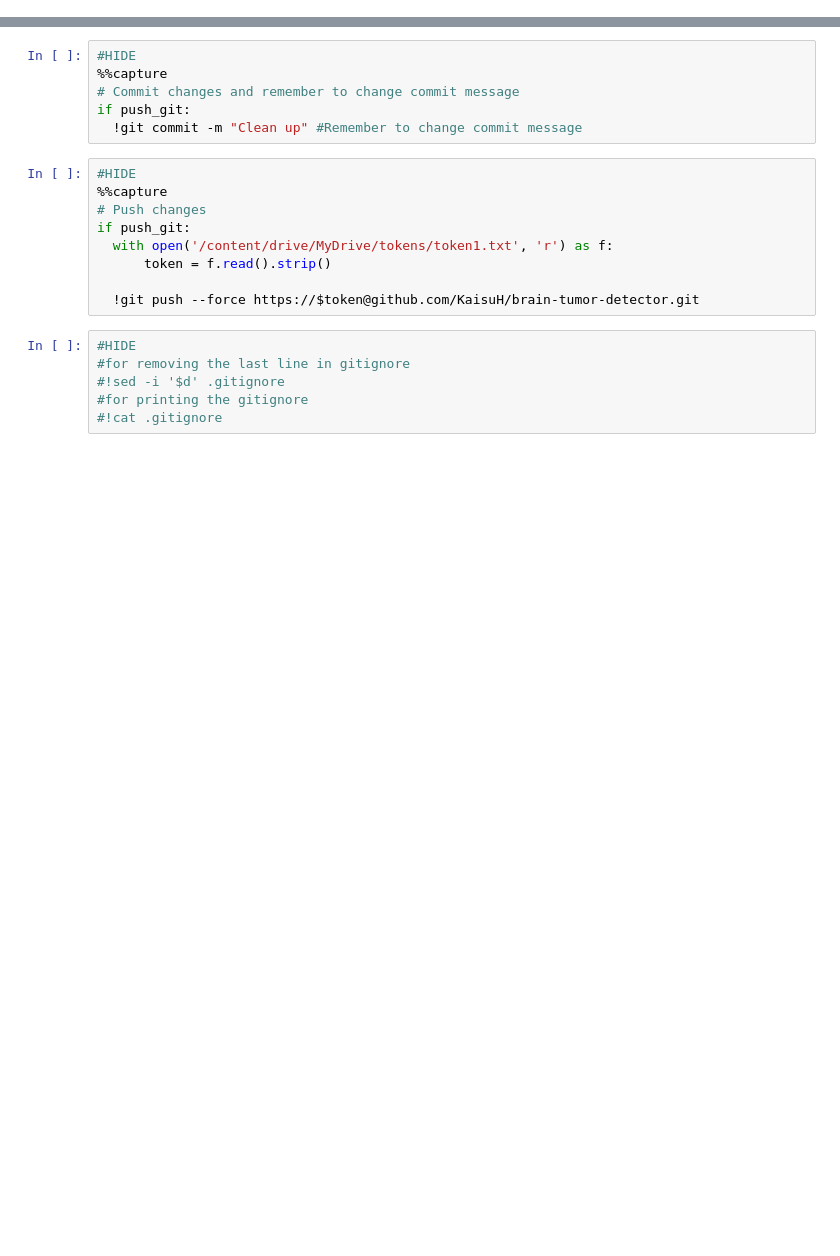
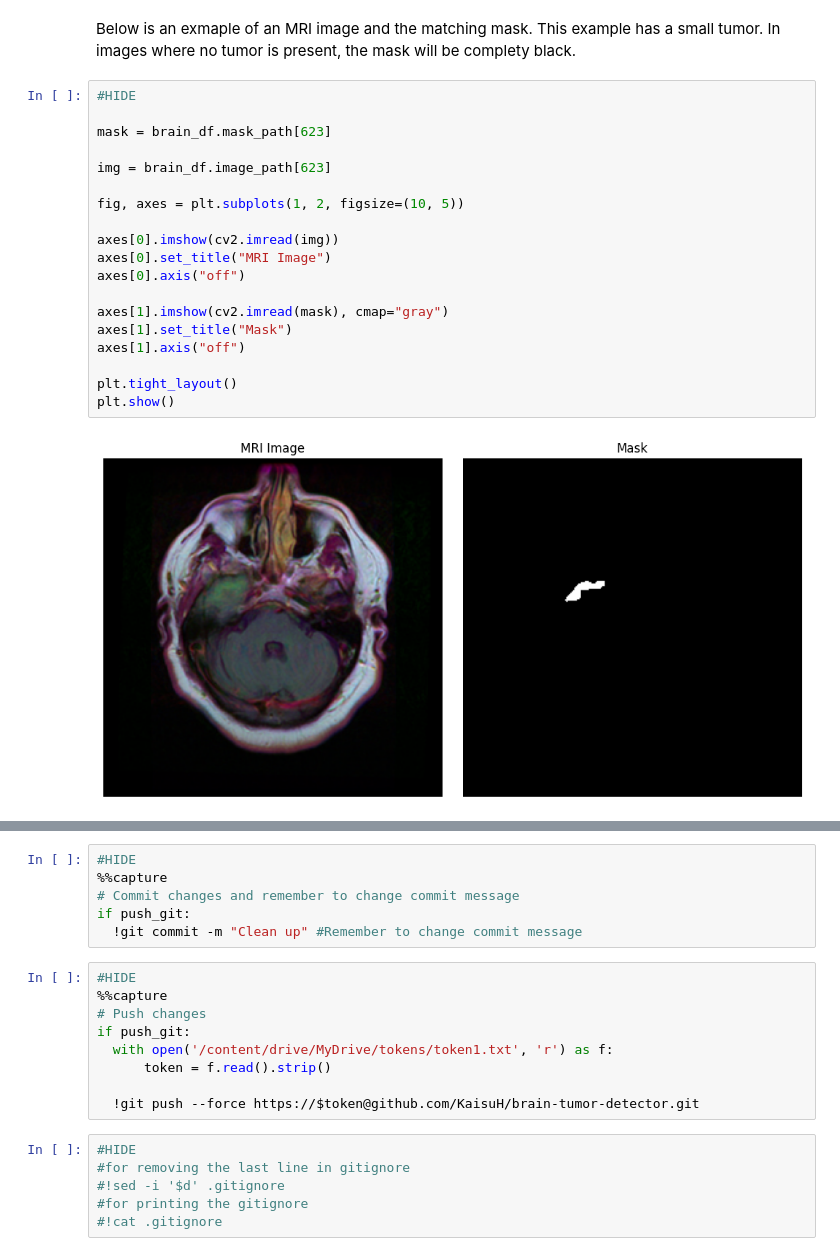
Before and after one commit to KaisuH/brain-tumor-detector, a Jupyter notebook: master.ipynb, the cells around one changed output, grey strips where cells are left out. Drawn from its saved outputs; the diff is of its cells as text; blank space fills up the shorter version.

```diff
--- a/master.ipynb
+++ b/master.ipynb
@@ -66,0 +209,23 @@ push_git = False # <- Change this to True when you wan to push the changes
+# %% [markdown]
+Below is an exmaple of an MRI image and the matching mask. This example has a small tumor. In images where no tumor is present, the mask will be complety black.
+# %%
+#HIDE
+
+mask = brain_df.mask_path[623]
+
+img = brain_df.image_path[623]
+
+fig, axes = plt.subplots(1, 2, figsize=(10, 5))
+
+axes[0].imshow(cv2.imread(img))
+axes[0].set_title("MRI Image")
+axes[0].axis("off")
+
+axes[1].imshow(cv2.imread(mask), cmap="gray")
+axes[1].set_title("Mask")
+axes[1].axis("off")
+
+plt.tight_layout()
+plt.show()
+# %% [output]
+[figure, added]
```
Also changed, not shown: parts of 20 cells of this notebook, 6 other files.
